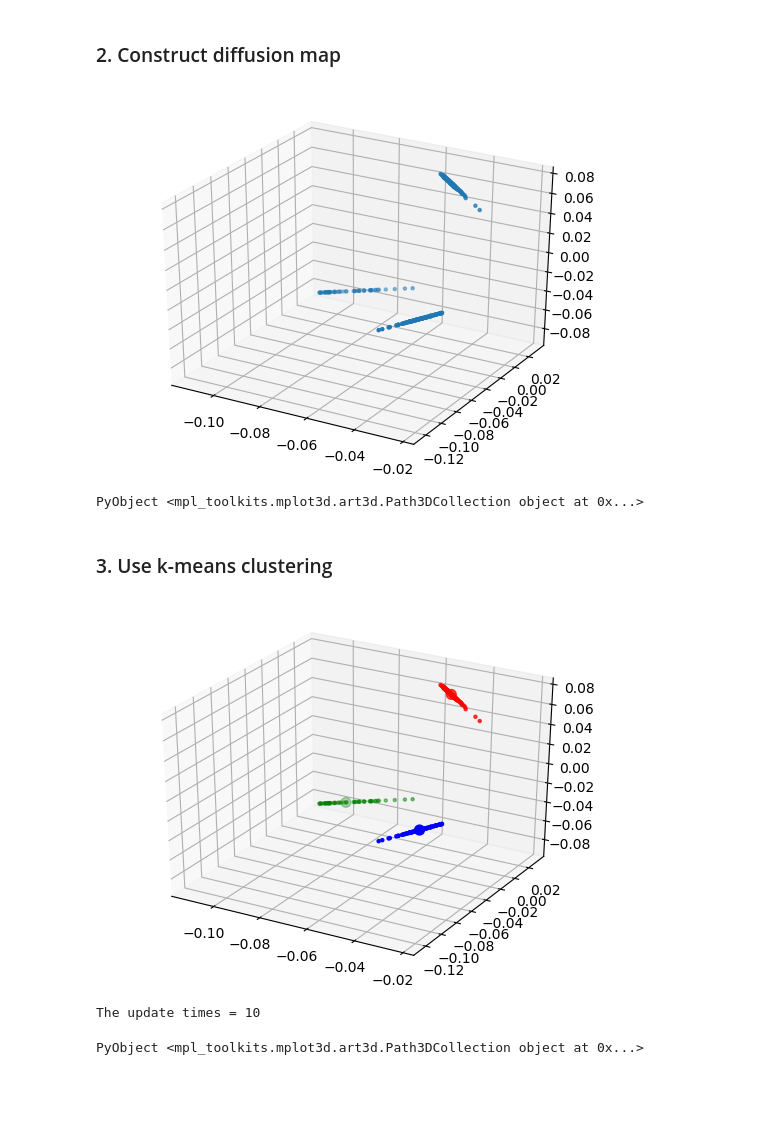
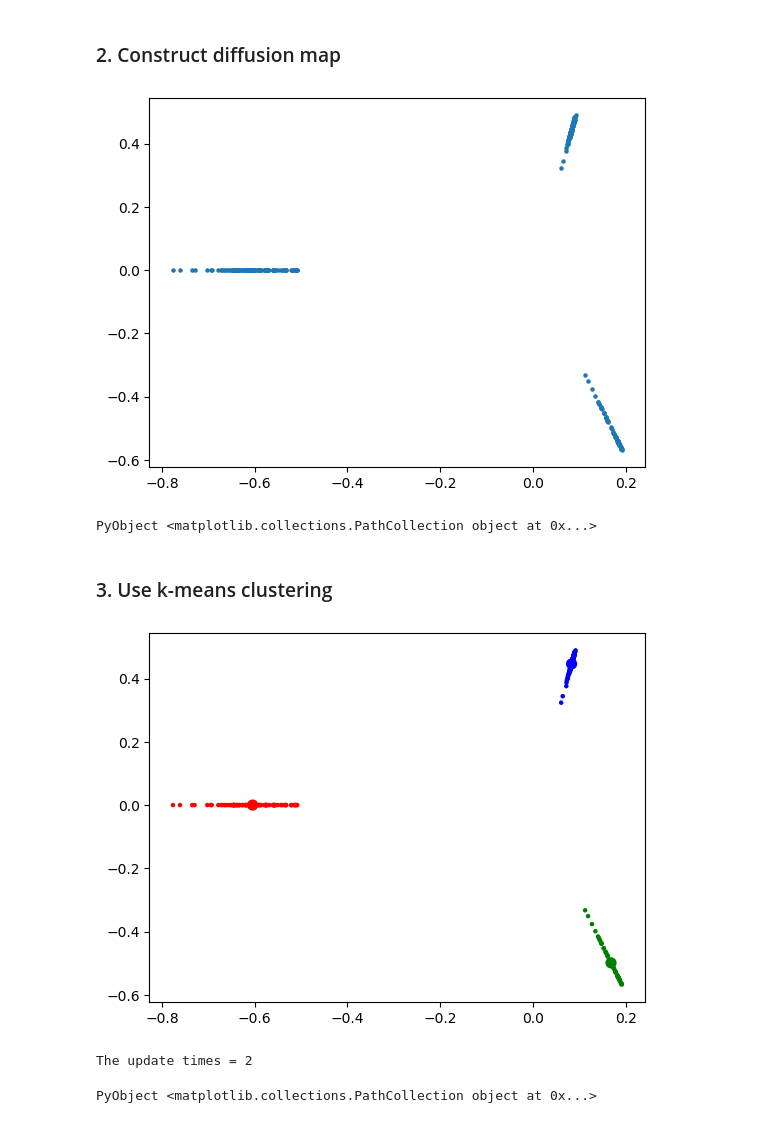
Before and after one commit to chingruchung/Diffusion-Maps-in-Julia, a Jupyter notebook: DiffMap_julia1.ipynb, the cells around one changed output. Saved outputs shown, nothing was run; the diff lists cells and outputs as text; code cells hidden in the pictures; blank space fills up the shorter version.

```diff
--- a/DiffMap_julia1.ipynb
+++ b/DiffMap_julia1.ipynb
@@ -109,11 +97,11 @@ The right eigenvectors $\psi_i$ can be replace as left eigenvectors $\phi_i$.
 # %%
-function get_Y(psi ,  qval , c)
-    n = size(psi,1) ;
+function get_Y(S , v , c)
+    n = size(v,1) ;
     Y = zeros(n,c) ;
 
     # get components of diffusion map Y
     for ii = 1 : c
-        Y[:,ii] = psi[:,ii] .* qval[ii] ;
+        Y[:,ii] = v[:,ii+1] .* S[ii+1] ;
     end
 
     return Y ;
@@ -130,25 +118,16 @@ function k_means(Y , cluster) # cluster is the number of groups
     n = size(Y,1) ;
     d = size(Y,2) ;
     center = zeros(cluster,d) ;
+
     index = rand(1:n , cluster) ; # Randomly pick the same number of numbers as cluster from 1~n
     group , weight1 = classify(Y , Y[index , :]) ; # find the first weight
-
-    for ii = 1 : 10
-        index = rand(1:n , cluster) ; # Randomly pick the same number of numbers as cluster from 1~n
-        temp , m = classify(Y , Y[index , :]) ; # find the first weight
-        if m < weight1
-            group = temp ;
-            weight1 = m ;
-        end
-    end
 
     center = update_center(Y , group , cluster) ;  # update the center
     group , weight2 = classify(Y , center) ;       # find the next weight
 
     # classify and update repeatly until the weight becomes stabilize.
-    time = 10 ;
-    while weight1 == weight2
-
+    time = 1 ;
+    while weight1 != weight2
         # replace as previos one
         weight1 = weight2 ;
 
@@ -228,10 +207,9 @@ update_center (generic function with 1 method)
 # %%
 function DiffMap(X , sigma , c)
     K = get_K(X , sigma) ;
-    Q = get_Q(K) ;
-    psi , phi , qval = get_eig(Q) ;
-    Y = get_Y(psi ,  qval , c) ;
-
+    Ppron , Dsq = get_Ppron(K) ;
+    S , v = get_eig(Ppron , Dsq) ;
+    Y = get_Y(S , v , c) ;
     return Y ;
 end
 # %% [output]
@@ -252,35 +231,36 @@ PyObject <matplotlib.collections.PathCollection object at 0x...>
 # %% [markdown]
 ### 2. Construct diffusion map
 # %%
-sigma = 0.00025 ;
-c = 3 ; # the number of eigrnvalues we use
+alpha = 0.001 ;
+c = 2 ; # the number of eigrnvalues we use
 
-Y = DiffMap(X , sigma , c) ;
+Y = DiffMap(X , alpha , c) ;
 
 # print diffution map
-scatter3D(Y[:,1] , Y[:,2] , Y[:,3] , s = 5)
+scatter(Y[:,1] , Y[:,2] , s = 5)
 # %% [output]
-[figure, old version]
+[figure, new version]
-PyObject <mpl_toolkits.mplot3d.art3d.Path3DCollection object at 0x...>
+PyObject <matplotlib.collections.PathCollection object at 0x...>
 # %% [markdown]
 ### 3. Use k-means clustering
 # %%
 # it will return the label of points and tell us how many times the center was updated.
 cluster = 3 ; # seperate into three groups
 group , center = k_means(Y , cluster) ;
+
 # select the color
 dict = Dict(1 => "red" , 2 => "green" , 3 => "blue" , 4 => "black" , 5 => "brown" , 6 => "cyan" , 7 => "orange") ;
 color = Array{String}(undef, size(group , 1)) ;
 for ii = 1 : size(group , 1)
     color[ii] = dict[group[ii]] ;
 end
 
-scatter3D(Y[:,1] , Y[:,2] , Y[:,3] , s = 5 , c = color)
-scatter3D(center[:,1] , center[:,2] , center[:,3] , s = 50 , c = ["red","green","blue"])
+scatter(Y[:,1] , Y[:,2] , s = 5 , c = color)
+scatter(center[:,1] , center[:,2] , s = 50 , c = ["red","green","blue"])
 # %% [output]
-[figure, old version]
+[figure, new version]
-The update times = 10
+The update times = 2
-PyObject <mpl_toolkits.mplot3d.art3d.Path3DCollection object at 0x...>
+PyObject <matplotlib.collections.PathCollection object at 0x...>
 # %%
 # print
 scatter(X[:,1] , X[:,2] , s = 5 , c = color)
```
Also changed, not shown: parts of 36 cells of this notebook, 2 other files.
